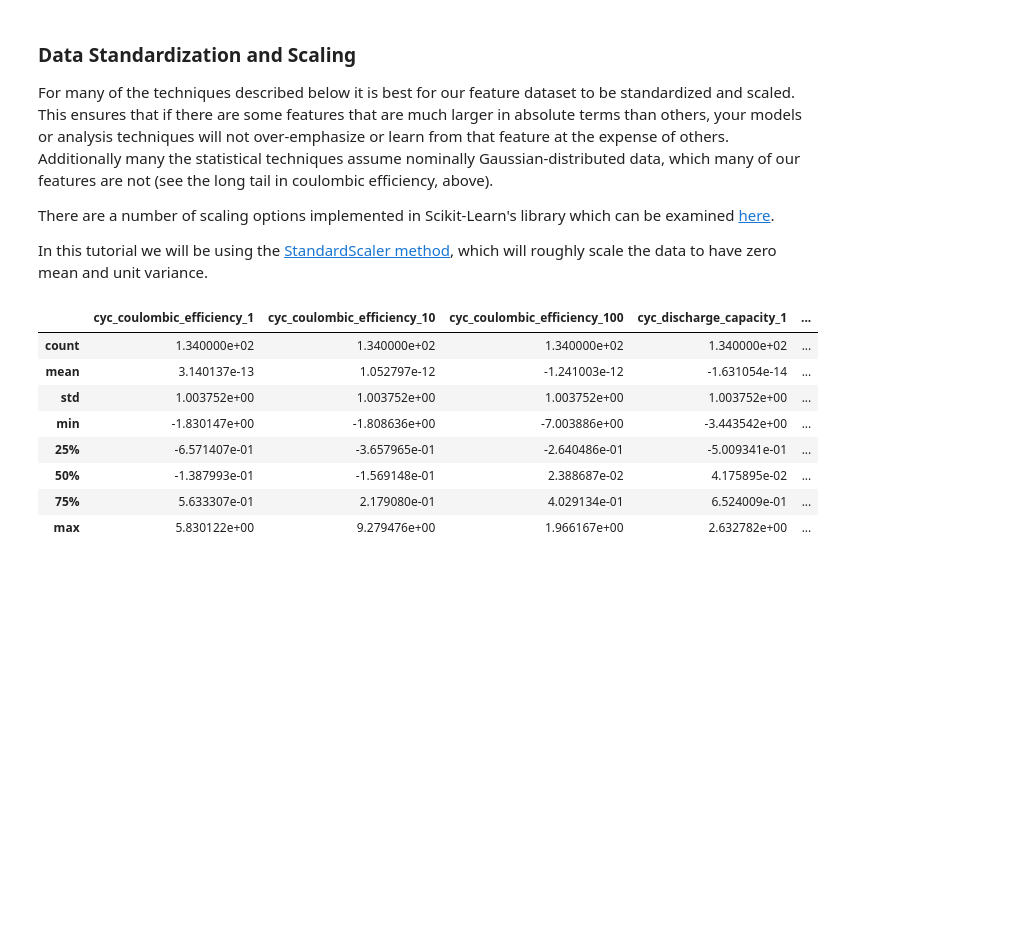
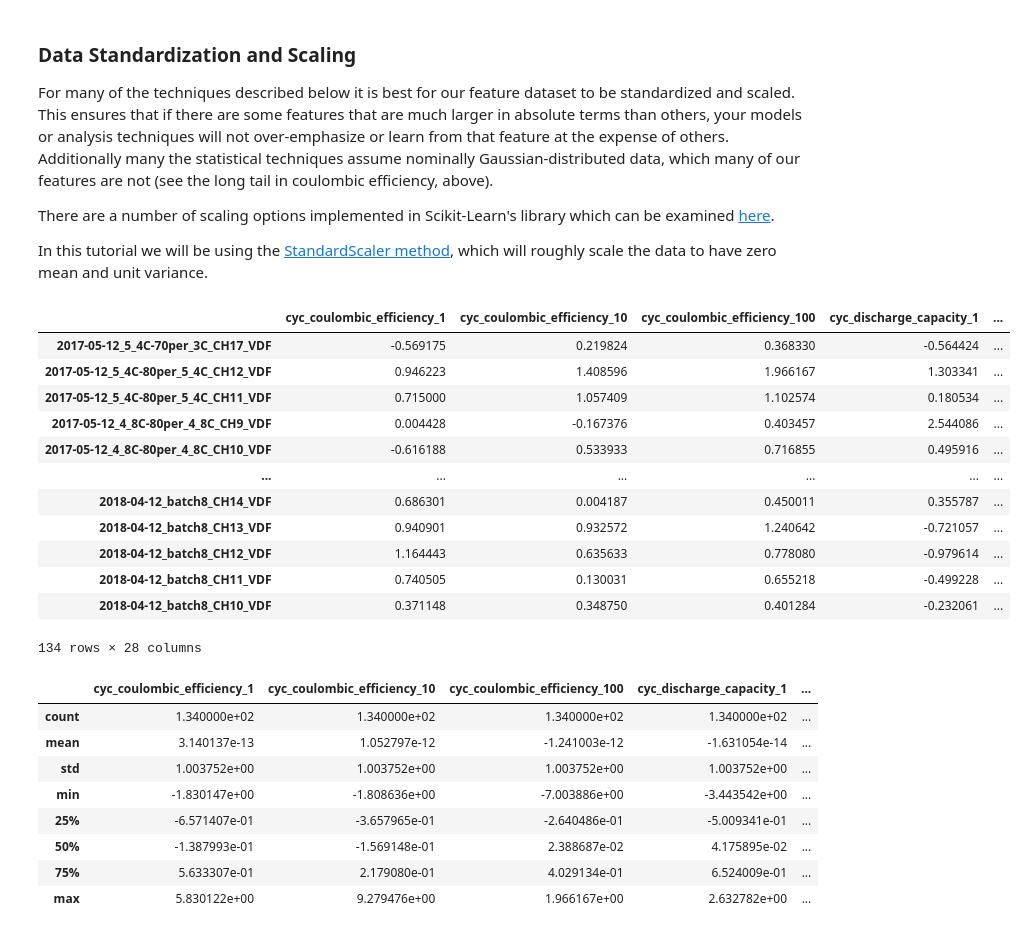
Before and after one commit to Voltaiq/vce_Anomaly-Detection-Tutorial_53f7a033, a Jupyter notebook: Anomaly_Detection_Tutorial.ipynb, the cells around one changed output. Saved outputs shown, nothing was run; the diff lists cells and outputs as text; code cells hidden in the pictures; blank space fills up the shorter version.

```diff
--- a/Anomaly_Detection_Tutorial.ipynb
+++ b/Anomaly_Detection_Tutorial.ipynb
@@ -214,7 +214,28 @@ In this tutorial we will be using the [StandardScaler method](https://scikit-lea
 # %%
 from sklearn.preprocessing import StandardScaler
 # %%
-scaled_df = pd.DataFrame(StandardScaler().fit_transform(features_df), columns = features_df.columns)
+# scale all df inputs except for batch
+scaler = StandardScaler()
+scaler.fit(features_df.drop(columns='batch'))
+scaled_df = (pd.DataFrame(StandardScaler().fit_transform(features_df.drop(columns='batch')), columns = features_df.columns.drop('batch'))
+             .set_index(features_df.index)
+            )
+scaled_df['batch'] = features_df.batch
+scaled_df
+# %% [output]
+|  | cyc_coulombic_efficiency_1 | cyc_coulombic_efficiency_10 | cyc_coulombic_efficiency_100 | cyc_discharge_capacity_1 | ... |
+| 2017-05-12_5_4C-70per_3C_CH17_VDF | -0.569175 | 0.219824 | 0.368330 | -0.564424 | ... |
+| 2017-05-12_5_4C-80per_5_4C_CH12_VDF | 0.946223 | 1.408596 | 1.966167 | 1.303341 | ... |
+| 2017-05-12_5_4C-80per_5_4C_CH11_VDF | 0.715000 | 1.057409 | 1.102574 | 0.180534 | ... |
+| 2017-05-12_4_8C-80per_4_8C_CH9_VDF | 0.004428 | -0.167376 | 0.403457 | 2.544086 | ... |
+| 2017-05-12_4_8C-80per_4_8C_CH10_VDF | -0.616188 | 0.533933 | 0.716855 | 0.495916 | ... |
+| ... | ... | ... | ... | ... | ... |
+| 2018-04-12_batch8_CH14_VDF | 0.686301 | 0.004187 | 0.450011 | 0.355787 | ... |
+| 2018-04-12_batch8_CH13_VDF | 0.940901 | 0.932572 | 1.240642 | -0.721057 | ... |
+| 2018-04-12_batch8_CH12_VDF | 1.164443 | 0.635633 | 0.778080 | -0.979614 | ... |
+| 2018-04-12_batch8_CH11_VDF | 0.740505 | 0.130031 | 0.655218 | -0.499228 | ... |
+| 2018-04-12_batch8_CH10_VDF | 0.371148 | 0.348750 | 0.401284 | -0.232061 | ... |
+134 rows × 28 columns
 # %%
 scaled_describe_df = scaled_df.describe()
 scaled_describe_df
```
Also changed, not shown: parts of 5 cells of this notebook.
